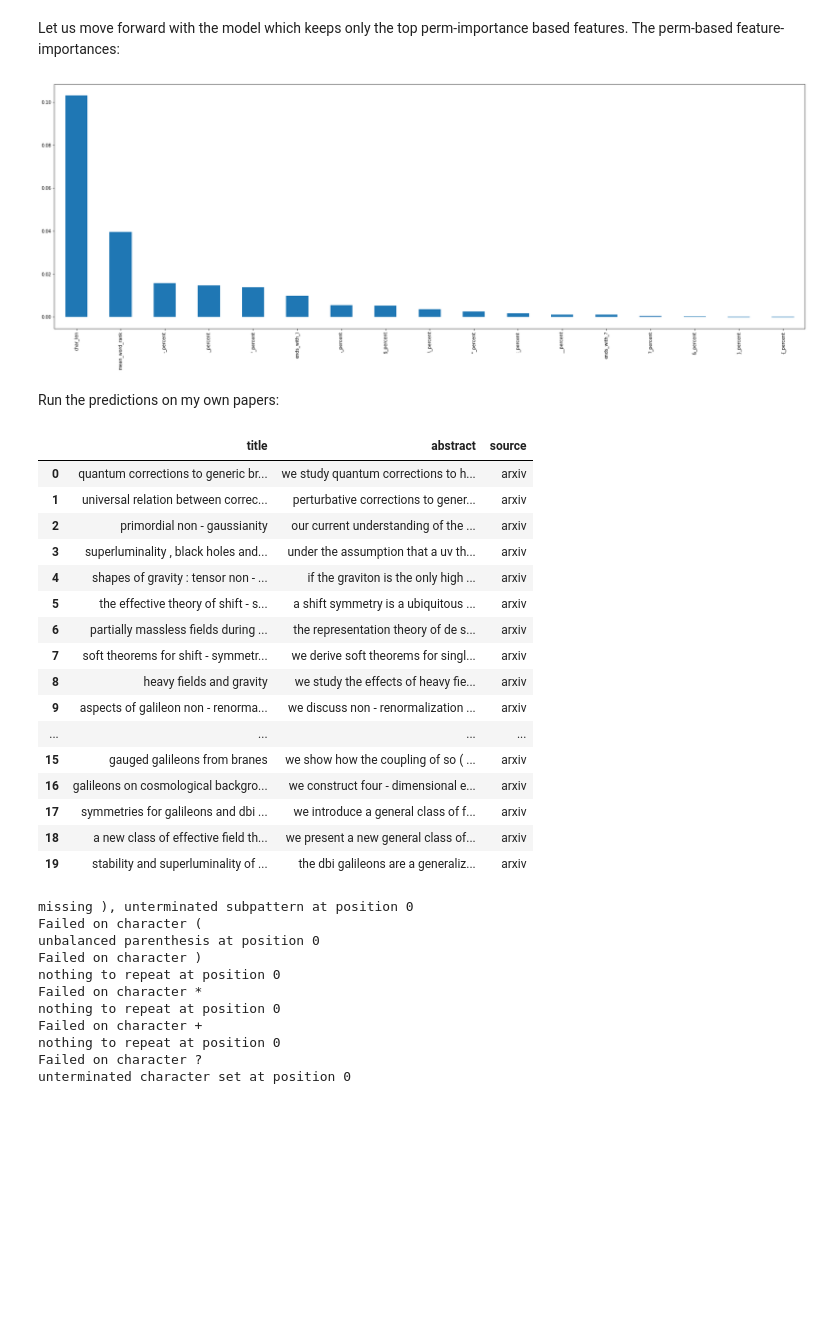
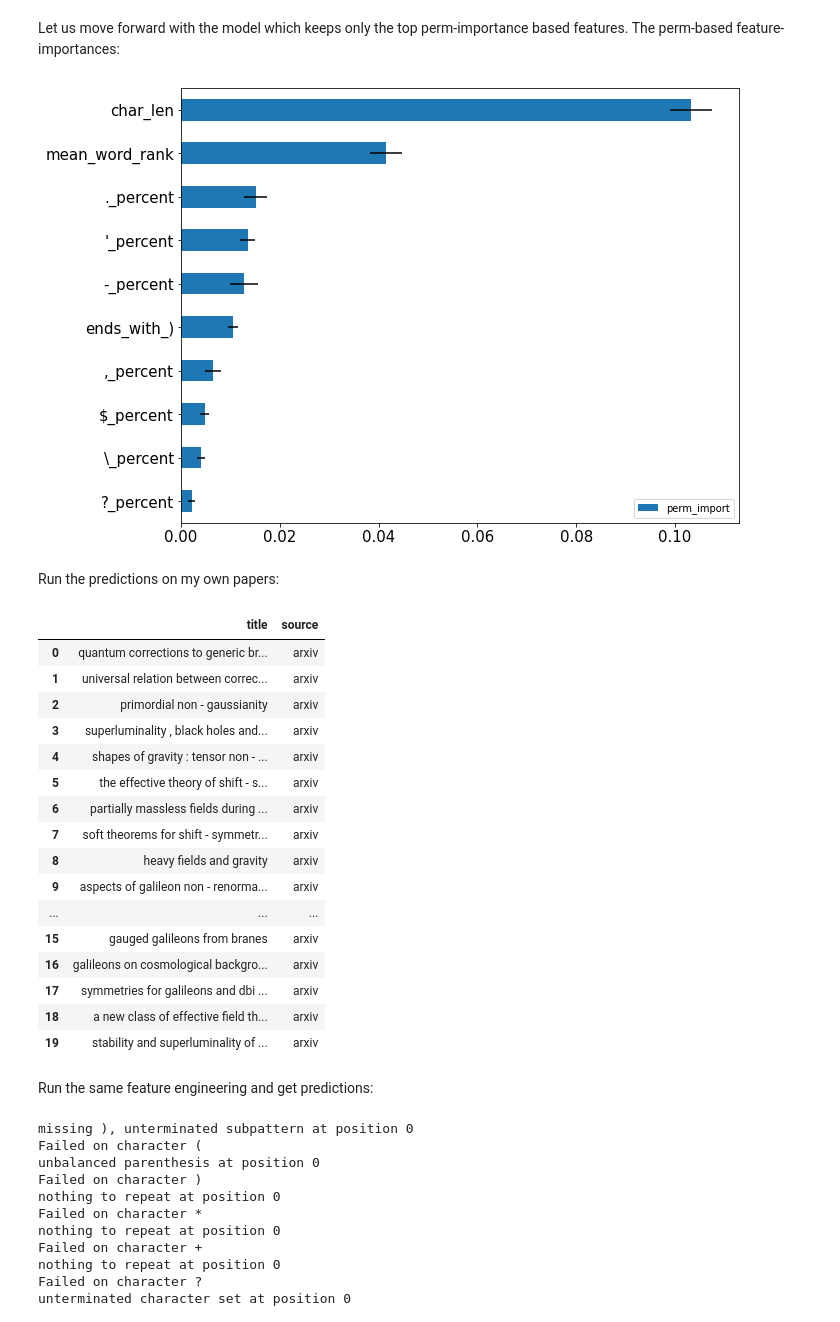
Before and after one commit to garrett361/arxiv-vixra-ml, a Jupyter notebook: simple_baselines/balanced_title_rf.ipynb, the cells around one changed output. Cells and saved outputs as stored; diff of their text form; code cells hidden in the pictures; blank space fills up the shorter version.

```diff
--- a/simple_baselines/balanced_title_rf.ipynb
+++ b/simple_baselines/balanced_title_rf.ipynb
@@ -572,8 +544,9 @@ def train_rf(train_df,
              random_state=None,
              columns=None):
     """Simple training loop for a random forest. Returns a tuple of the model,
-    a dict of its various scores, and ordered Series of feature importances both
-    by Gini impurity decrease and through permutation-based importance.
+    a dict of its various scores, and a df of feature importances and their
+    standard deviations (computed over estimators) both by Gini impurity
+    decrease and by permutation-based importance.
     """
     if random_state is not None:
         rf_args['random_state'] = random_state
@@ -590,16 +563,25 @@ def train_rf(train_df,
               'oob_score': rf.oob_score_
                          }
     # Gini importances.
-    gini_import_series = pd.Series(rf.feature_importances_, index=train_df_features.columns)
+    gini_import = rf.feature_importances_
+    gini_std = np.std([tree.feature_importances_ for tree in rf.estimators_], axis=0)
+    gini_import_df = pd.DataFrame({'gini_import': gini_import,
+                                   'gini_std': gini_std},
+                                   index=train_df_features.columns)
+    gini_import_df.sort_values(by='gini_import', inplace=True)
     # Permutation importances.
     perm_import = permutation_importance(rf,
                                          val_df_features,
                                          val_df_labels,
                                          random_state=RANDOM_STATE,
-                                         n_jobs=-1)
-    perm_import_series = pd.Series(perm_import.importances_mean, index=val_df_features.columns)
+                                         n_jobs=-1,
+                                         n_repeats=10)
+    perm_import_df = pd.DataFrame({'perm_import': perm_import.importances_mean,
+                                   'perm_std': perm_import.importances_std},
+                                  index=val_df_features.columns)
+    perm_import_df.sort_values(by='perm_import', inplace=True)
 
-    return rf, scores, gini_import_series, perm_import_series
+    return rf, scores, gini_import_df, perm_import_df
 # %% [markdown]
 We will iteratively pick out the features which seem to be driving the results the most. Retrain the model on the full training set, examine the scores, and plot the feature importances.
 # %%
@@ -643,9 +630,9 @@ Not very reasonable for the gini measure! Precisely mirrors the example given [b
 # %% [markdown]
 Let us re-train based on, say, the top `x` features, with `x` the number of features predicted to be more important than `random` in by gini importance.
 # %%
-gini_random_idx = (rf_0_gini_import > rf_0_gini_import['random']).sum()
-top_gini_cols = rf_0_gini_import.sort_values(ascending=False)[:gini_random_idx].index
-top_perm_cols = rf_0_perm_import.sort_values(ascending=False)[:gini_random_idx].index
+num_cols = 10
+top_gini_cols = rf_0_gini_import.sort_values(by='gini_import', ascending=False)[:num_cols].index
+top_perm_cols = rf_0_perm_import.sort_values(by='perm_import', ascending=False)[:num_cols].index
 # %% [markdown]
 The differences in the columns used:
 # %%
@@ -686,33 +673,37 @@ pd.DataFrame({'rf_0': rf_0_scores,
 # %% [markdown]
 Let us move forward with the model which keeps only the top perm-importance based features.  The perm-based feature-importances:
 # %%
-rf_1p_perm_import_plt = rf_1p_perm_import.sort_values(ascending=False).plot.bar(figsize=(30, 10))
-plt.tick_params(axis='x', which='major', labelsize=10)
-rf_1p_perm_import_plt.figure.savefig(FOLDERNAME + '/figures/rf_1p_perm_import.png')
+rf_1p_perm_import_plt = rf_1p_perm_import.plot.barh(y='perm_import',
+                                                    xerr='perm_std',
+                                                    figsize=(10, 8))
+plt.tick_params(axis='both', which='major', labelsize=15)
+rf_1p_perm_import_plt.figure.savefig(FOLDERNAME + '/figures/rf_1p_perm_import_plt.png', bbox_inches='tight')
 # %% [output]
-[figure, old version]
+[figure, new version]
 # %% [markdown]
 Run the predictions on my own papers:
 # %%
-goon_papers_df = pd.read_feather(FOLDERNAME + '/data/goon_papers.feather')
-goon_papers_df
+goon_papers_df = pd.read_feather(FOLDERNAME + '/data/goon_papers.feather')[[TEXT_FIELD, 'source']]
+display(goon_papers_df)
 # %% [output]
-|  | title | abstract | source |
-| 0 | quantum corrections to generic br... | we study quantum corrections to h... | arxiv |
-| 1 | universal relation between correc... | perturbative corrections to gener... | arxiv |
-| 2 | primordial non - gaussianity | our current understanding of the ... | arxiv |
-| 3 | superluminality , black holes and... | under the assumption that a uv th... | arxiv |
-| 4 | shapes of gravity : tensor non - ... | if the graviton is the only high ... | arxiv |
-| 5 | the effective theory of shift - s... | a shift symmetry is a ubiquitous ... | arxiv |
-| 6 | partially massless fields during ... | the representation theory of de s... | arxiv |
-| 7 | soft theorems for shift - symmetr... | we derive soft theorems for singl... | arxiv |
-| 8 | heavy fields and gravity | we study the effects of heavy fie... | arxiv |
-| 9 | aspects of galileon non - renorma... | we discuss non - renormalization ... | arxiv |
-| ... | ... | ... | ... |
-| 15 | gauged galileons from branes | we show how the coupling of so ( ... | arxiv |
-| 16 | galileons on cosmological backgro... | we construct four - dimensional e... | arxiv |
-| 17 | symmetries for galileons and dbi ... | we introduce a general class of f... | arxiv |
-| 18 | a new class of effective field th... | we present a new general class of... | arxiv |
-| 19 | stability and superluminality of ... | the dbi galileons are a generaliz... | arxiv |
+|  | title | source |
+| 0 | quantum corrections to generic br... | arxiv |
+| 1 | universal relation between correc... | arxiv |
+| 2 | primordial non - gaussianity | arxiv |
+| 3 | superluminality , black holes and... | arxiv |
+| 4 | shapes of gravity : tensor non - ... | arxiv |
+| 5 | the effective theory of shift - s... | arxiv |
+| 6 | partially massless fields during ... | arxiv |
+| 7 | soft theorems for shift - symmetr... | arxiv |
+| 8 | heavy fields and gravity | arxiv |
+| 9 | aspects of galileon non - renorma... | arxiv |
+| ... | ... | ... |
+| 15 | gauged galileons from branes | arxiv |
+| 16 | galileons on cosmological backgro... | arxiv |
+| 17 | symmetries for galileons and dbi ... | arxiv |
+| 18 | a new class of effective field th... | arxiv |
+| 19 | stability and superluminality of ... | arxiv |
+# %% [markdown]
+Run the same feature engineering and get predictions:
 # %%
 goon_papers_df_engineered = feature_engineering_helper(goon_papers_df, trivial_features=trivial_features)
```
Also changed, not shown: parts of 30 cells of this notebook.
